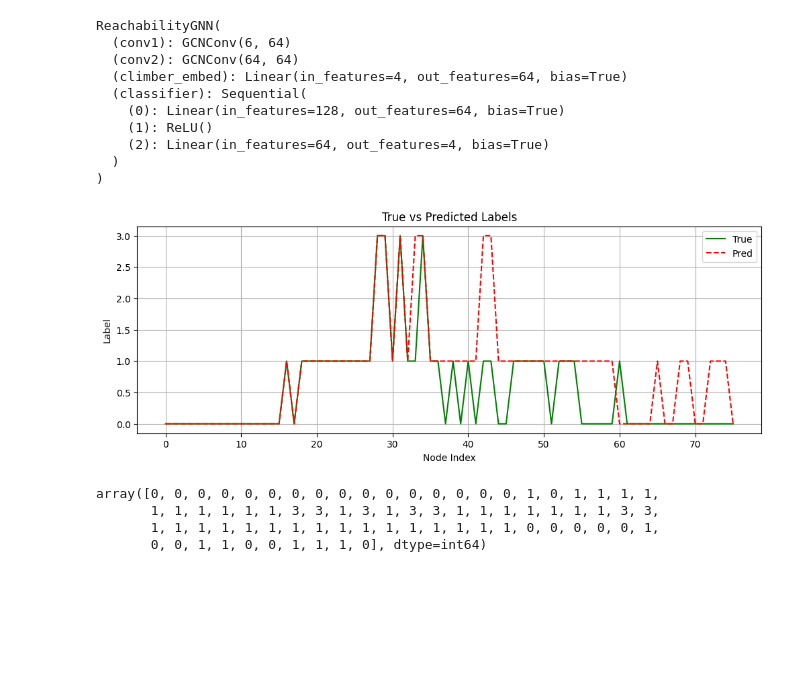
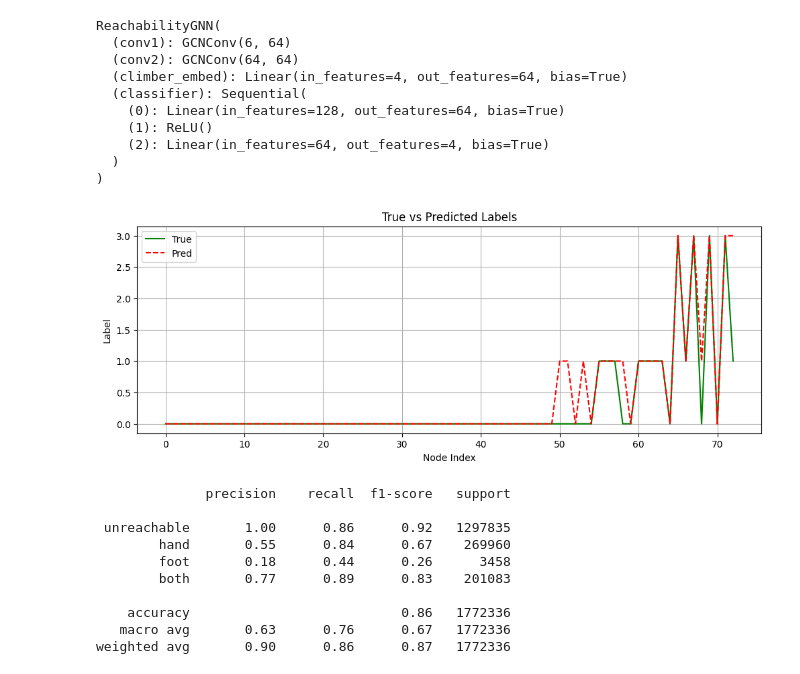
Before and after one commit to Alger3/Climbing_Model, a Jupyter notebook: model/reachability_gnn.ipynb, the cells around one changed output. Cells and saved outputs as stored; diff of their text form; code cells hidden in the pictures; blank space fills up the shorter version.

Commit message:
Add the report in it

```diff
--- a/model/reachability_gnn.ipynb
+++ b/model/reachability_gnn.ipynb
@@ -41,4 +43,6 @@ torch.save(graph_list, "graph_list_global.pt")
 # %%
 # Load pt file
 graph_list = torch.load("graph_list_global.pt")
+# %%
+train_data, test_data = train_test_split(graph_list, test_size=0.2, random_state=42)
 # %%
@@ -120,7 +124,7 @@ torch.save(model.state_dict(),"reachability_model4.pt")
 # %%
 # Load the model
 model = ReachabilityGNN()
-model.load_state_dict(torch.load("reachability_model4.pt"))
+model.load_state_dict(torch.load("reachability_model5.pt"))
 model.eval()
 # %% [output]
 ReachabilityGNN(
@@ -137,33 +141,50 @@ ReachabilityGNN(
 graph_list = torch.load("graph_list.pt")
 # %%
 import matplotlib.pyplot as plt
-graph = graph_list[2450]
-batch = Batch.from_data_list([graph])  # ✅ 构造成带 batch 的图
+graph = test_data[2450]
+batch = Batch.from_data_list([graph])
 
 with torch.no_grad():
     pred_logits = model(batch)
     pred_labels = pred_logits.argmax(dim=1)
 
 # 转 numpy
 true = graph.y.cpu().numpy()
 pred = pred_labels.cpu().numpy()
 
 # 绘图
 plt.figure(figsize=(12, 4))
 plt.plot(true, label='True', color='green')
 plt.plot(pred, label='Pred', linestyle='--', color='red')
 plt.legend()
 plt.title("True vs Predicted Labels")
 plt.xlabel("Node Index")
 plt.ylabel("Label")
 plt.grid(True)
 plt.show()
 # %% [output]
-[figure, old version]
+[figure, new version]
-# %%
-pred
-# %% [output]
-array([0, 0, 0, 0, 0, 0, 0, 0, 0, 0, 0, 0, 0, 0, 0, 0, 1, 0, 1, 1, 1, 1,
-       1, 1, 1, 1, 1, 1, 3, 3, 1, 3, 1, 3, 3, 1, 1, 1, 1, 1, 1, 1, 3, 3,
-       1, 1, 1, 1, 1, 1, 1, 1, 1, 1, 1, 1, 1, 1, 1, 1, 0, 0, 0, 0, 0, 1,
-       0, 0, 1, 1, 0, 0, 1, 1, 1, 0], dtype=int64)
+# %%
+all_preds, all_trues = [], []
+model.eval()
+with torch.no_grad():
+    for g in test_data:
+        batch = Batch.from_data_list([g])
+        out = model(batch)
+        pred = out.argmax(dim=1).cpu().numpy()
+        true = batch.y.cpu().numpy()
+        all_preds.extend(pred)
+        all_trues.extend(true)
+
+print(classification_report(all_trues, all_preds, target_names=["unreachable", "hand", "foot", "both"]))
+# %% [output]
+              precision    recall  f1-score   support
+
+ unreachable       1.00      0.86      0.92   1297835
+        hand       0.55      0.84      0.67    269960
+        foot       0.18      0.44      0.26      3458
+        both       0.77      0.89      0.83    201083
+
+    accuracy                           0.86   1772336
+   macro avg       0.63      0.76      0.67   1772336
+weighted avg       0.90      0.86      0.87   1772336
```
Also changed, not shown: parts of 5 cells of this notebook.
